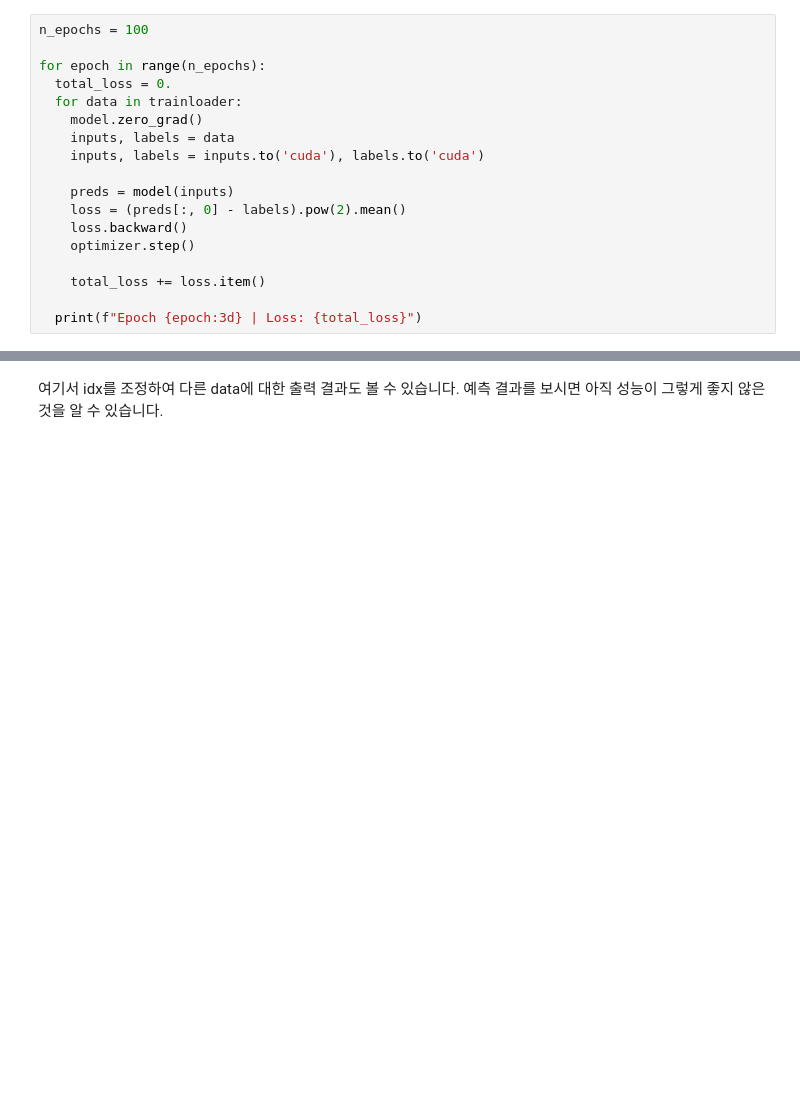
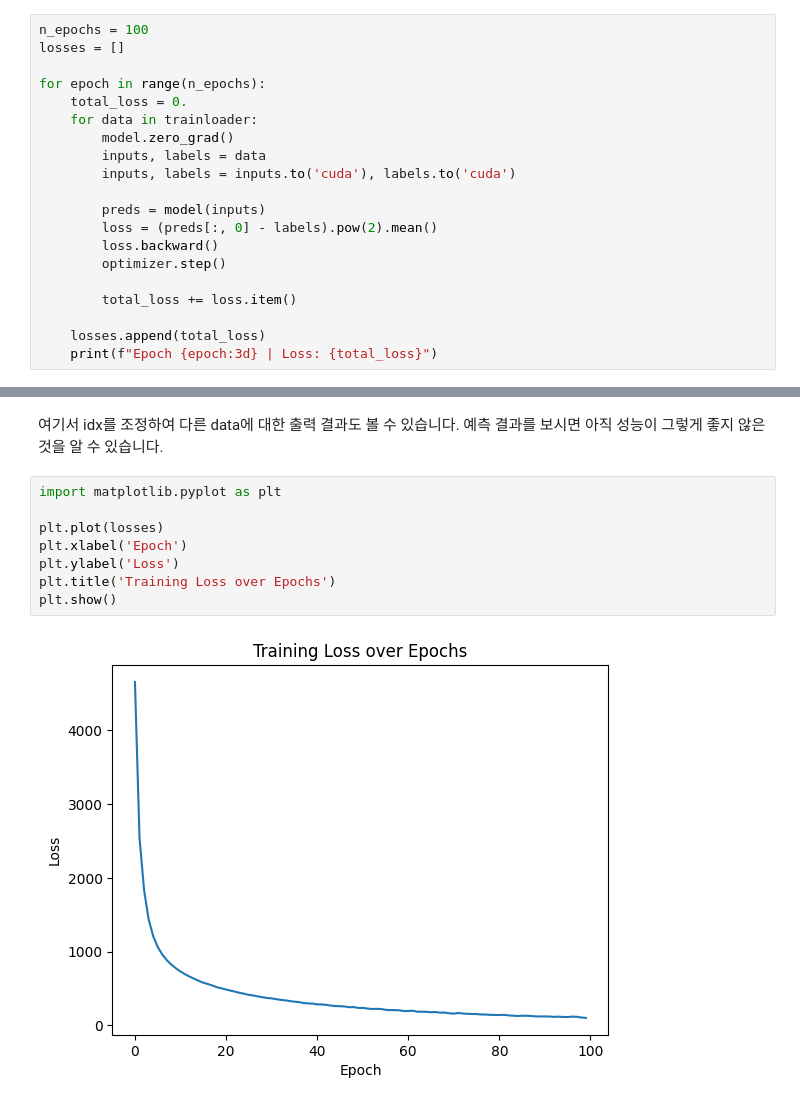
Before and after one commit to giipark/zero-to-llm, a Jupyter notebook: Chapter1-1/1.3 MNIST.ipynb, the cells around one changed output, grey strips where cells are left out. Drawn from its saved outputs; the diff is of its cells as text; blank space fills up the shorter version.

Commit message:
Modify Chapter1-1: Visualize training loss using MSE loss

```diff
--- a/Chapter1-1/1.3 MNIST.ipynb
+++ b/Chapter1-1/1.3 MNIST.ipynb
@@ -123,20 +117,22 @@ MNIST 부터는 모델과 data가 커지면서 훨씬 많은 행렬 연산이
 다음은 model을 MNIST에 학습하는 코드입니다.
 # %%
 n_epochs = 100
+losses = []
 
 for epoch in range(n_epochs):
-  total_loss = 0.
-  for data in trainloader:
-    model.zero_grad()
-    inputs, labels = data
-    inputs, labels = inputs.to('cuda'), labels.to('cuda')
+    total_loss = 0.
+    for data in trainloader:
+        model.zero_grad()
+        inputs, labels = data
+        inputs, labels = inputs.to('cuda'), labels.to('cuda')
 
-    preds = model(inputs)
-    loss = (preds[:, 0] - labels).pow(2).mean()
-    loss.backward()
-    optimizer.step()
+        preds = model(inputs)
+        loss = (preds[:, 0] - labels).pow(2).mean()
+        loss.backward()
+        optimizer.step()
 
-    total_loss += loss.item()
+        total_loss += loss.item()
 
-  print(f"Epoch {epoch:3d} | Loss: {total_loss}")
+    losses.append(total_loss)
+    print(f"Epoch {epoch:3d} | Loss: {total_loss}")
 # %% [output]
@@ -178,3 +174,13 @@ tensor([[4.5515]], device='cuda:0', grad_fn=<ReluBackward0>)
 # %% [markdown]
 여기서 idx를 조정하여 다른 data에 대한 출력 결과도 볼 수 있습니다.
 예측 결과를 보시면 아직 성능이 그렇게 좋지 않은 것을 알 수 있습니다.
+# %%
+import matplotlib.pyplot as plt
+
+plt.plot(losses)
+plt.xlabel('Epoch')
+plt.ylabel('Loss')
+plt.title('Training Loss over Epochs')
+plt.show()
+# %% [output]
+[figure, added]
```
Also changed, not shown: parts of 5 cells of this notebook.
